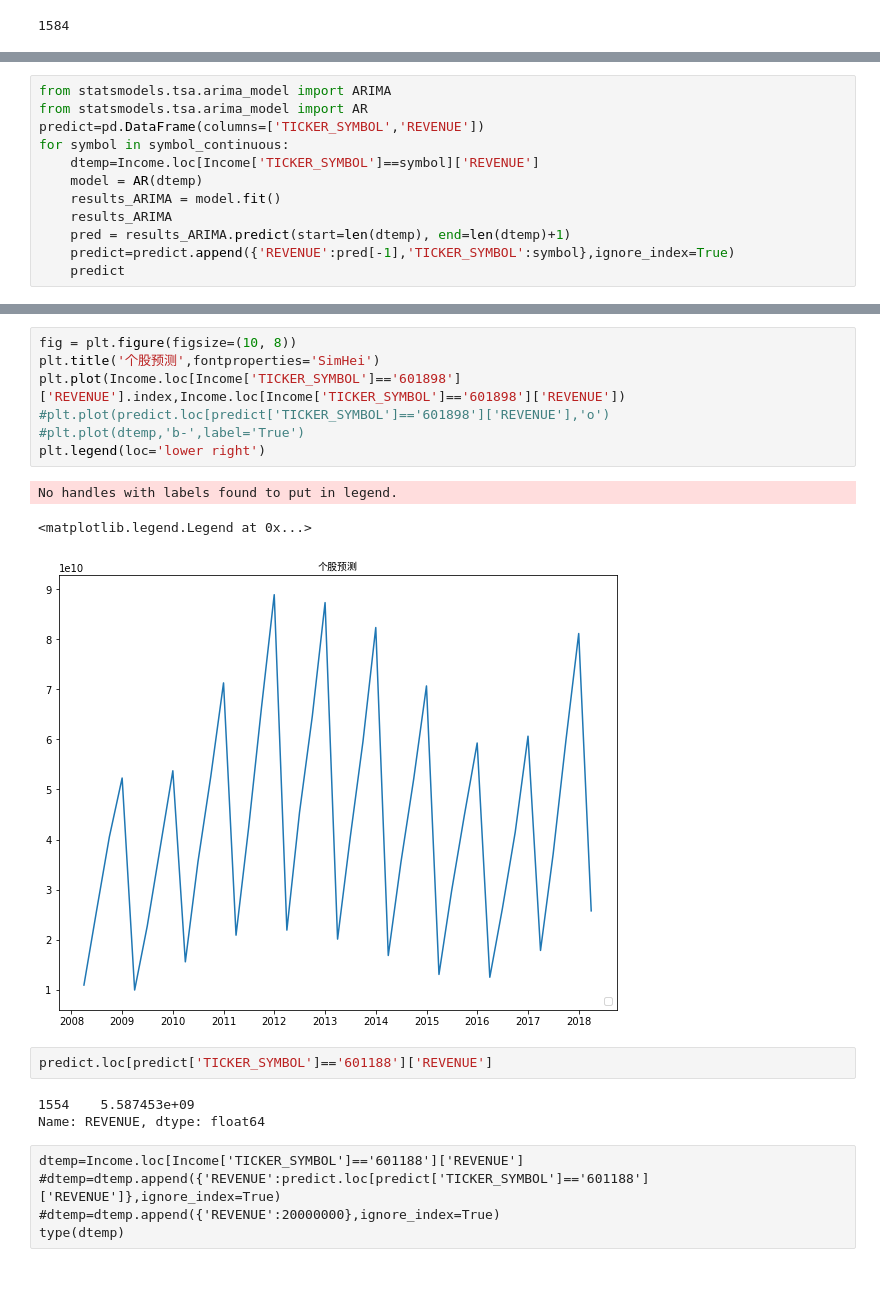
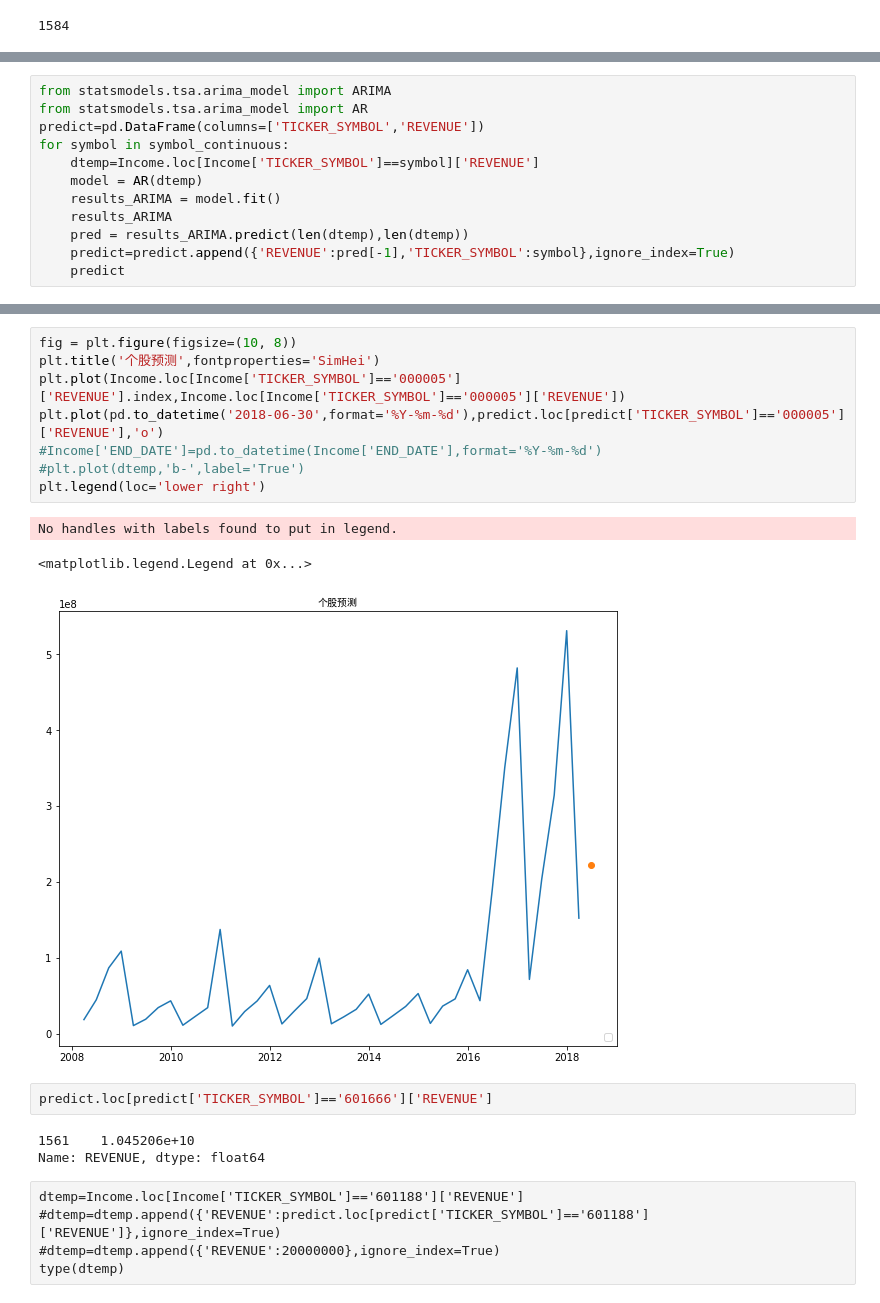
Before and after one commit to hyang1985/-, a Jupyter notebook: 上市公司营收预测.ipynb, the cells around one changed output, grey strips where cells are left out. Drawn from its saved outputs; the diff is of its cells as text.

```diff
--- a/上市公司营收预测.ipynb
+++ b/上市公司营收预测.ipynb
@@ -319,7 +319,7 @@ for symbol in symbol_continuous:
     model = AR(dtemp)
     results_ARIMA = model.fit()
     results_ARIMA
-    pred = results_ARIMA.predict(start=len(dtemp), end=len(dtemp)+1)
+    pred = results_ARIMA.predict(len(dtemp),len(dtemp))
     predict=predict.append({'REVENUE':pred[-1],'TICKER_SYMBOL':symbol},ignore_index=True)
     predict
 # %%
@@ -346,18 +346,19 @@ predict
 # %%
 fig = plt.figure(figsize=(10, 8))
 plt.title('个股预测',fontproperties='SimHei')
-plt.plot(Income.loc[Income['TICKER_SYMBOL']=='601898']['REVENUE'].index,Income.loc[Income['TICKER_SYMBOL']=='601898']['REVENUE'])
-#plt.plot(predict.loc[predict['TICKER_SYMBOL']=='601898']['REVENUE'],'o')
+plt.plot(Income.loc[Income['TICKER_SYMBOL']=='000005']['REVENUE'].index,Income.loc[Income['TICKER_SYMBOL']=='000005']['REVENUE'])
+plt.plot(pd.to_datetime('2018-06-30',format='%Y-%m-%d'),predict.loc[predict['TICKER_SYMBOL']=='000005']['REVENUE'],'o')
+#Income['END_DATE']=pd.to_datetime(Income['END_DATE'],format='%Y-%m-%d')
 #plt.plot(dtemp,'b-',label='True')
 plt.legend(loc='lower right')
 # %% [output]
 No handles with labels found to put in legend.
 <matplotlib.legend.Legend at 0x...>
-[figure, old version]
+[figure, new version]
 # %%
-predict.loc[predict['TICKER_SYMBOL']=='601188']['REVENUE']
+predict.loc[predict['TICKER_SYMBOL']=='601666']['REVENUE']
 # %% [output]
-1554    5.587453e+09
+1561    1.045206e+10
 Name: REVENUE, dtype: float64
 # %% [raw]
 dtemp=Income.loc[Income['TICKER_SYMBOL']=='601188']['REVENUE']
```
Also changed, not shown: parts of 3 cells of this notebook.
